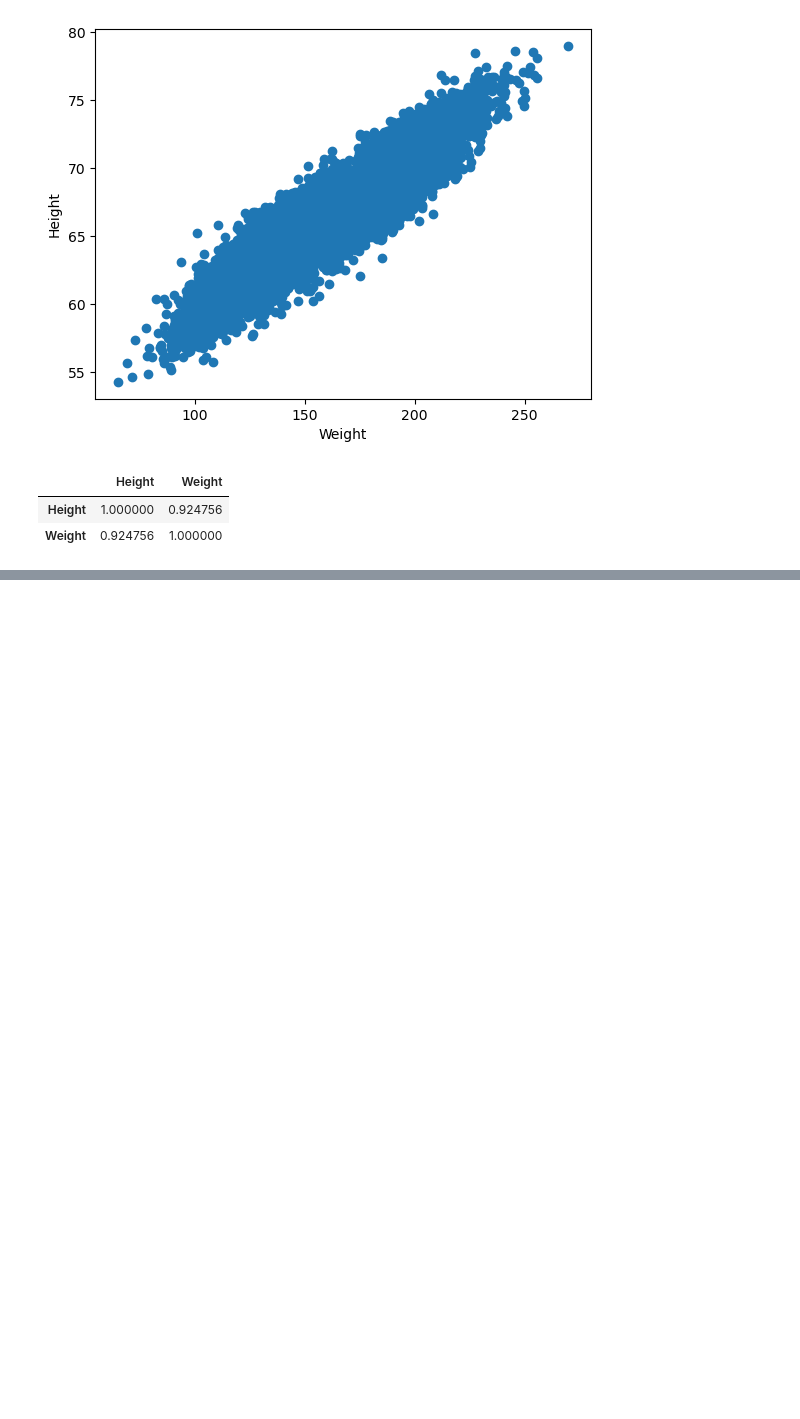
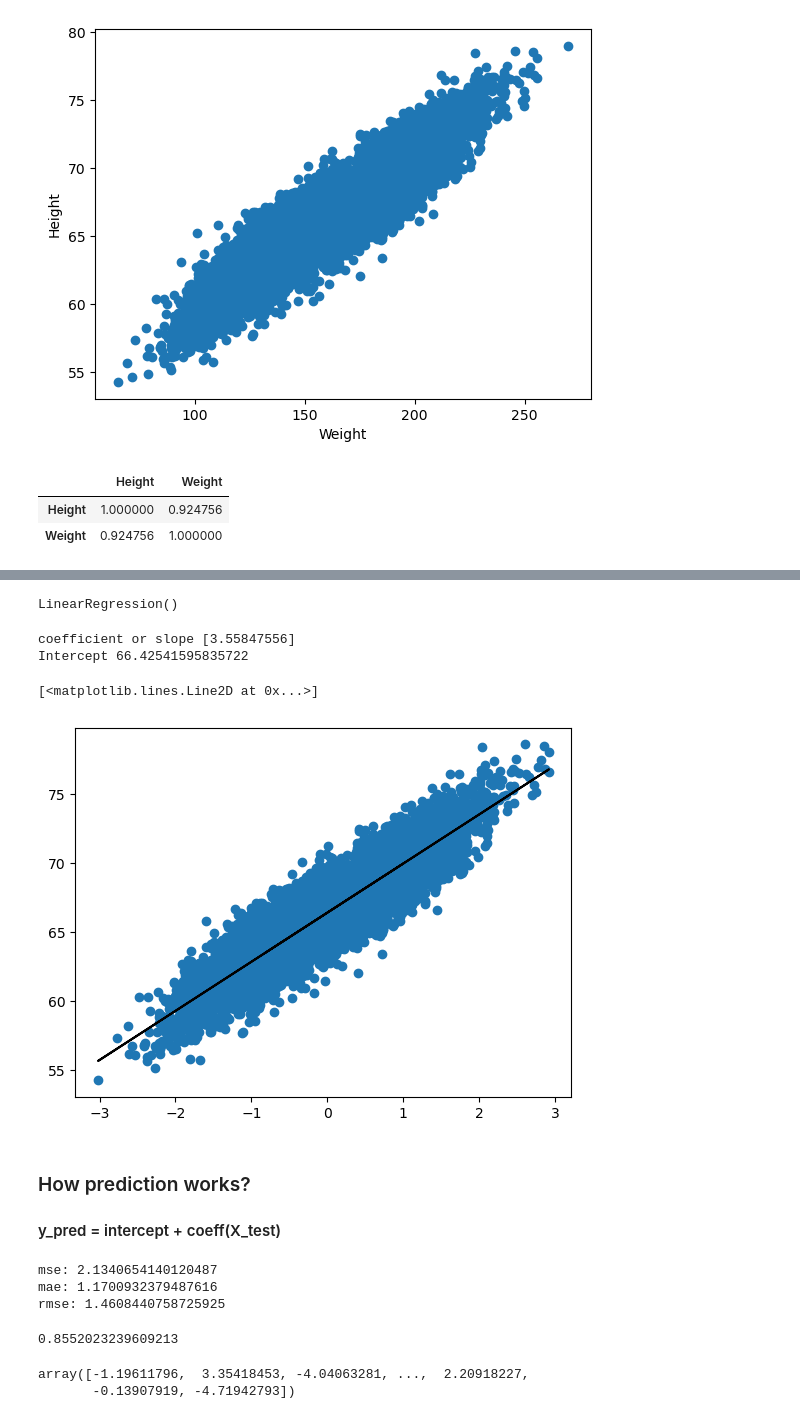
Before and after one commit to Abishek0710/Complete-Data-Science, a Jupyter notebook: Practicals/SimpleLinearRegressionPractical.ipynb, the cells around one changed output, grey strips where cells are left out. Drawn from its saved outputs; the diff is of its cells as text; code cells hidden in the pictures; blank space fills up the shorter version.

Commit message:
Simple linear regression

```diff
--- a/SimpleLinearRegressionPractical.ipynb
+++ b/Practicals/SimpleLinearRegressionPractical.ipynb
@@ -66,0 +93,5 @@ sns.pairplot(df)
+# %%
+# train test split
+
+from sklearn.model_selection import train_test_split
+X_train,X_test,y_train,y_test = train_test_split(X,y,test_size=0.25,random_state=35) # random_state puts random data for training and testing
@@ -66,0 +106,7 @@ sns.pairplot(df)
+# %%
+# standardizing X and Y
+from sklearn.preprocessing import StandardScaler
+
+scaler = StandardScaler()
+
+X_train = scaler.fit_transform(X_train)
@@ -66,0 +135,23 @@ sns.pairplot(df)
+# %%
+# Applying linear regression
+from sklearn.linear_model import LinearRegression
+regression  = LinearRegression()
+# %%
+regression.fit(X_train,y_train)
+# %% [output]
+LinearRegression()
+# %%
+print('coefficient or slope',regression.coef_) # unit movement in y axis for 1 unit movement in x axis
+print('Intercept',regression.intercept_)  # where line meeting at y axis
+# %% [output]
+coefficient or slope [3.55847556]
+Intercept 66.42541595835722
+# %%
+plt.scatter(X_train,y_train)
+plt.plot(X_train,regression.predict(X_train),color='k')
+# %% [output]
+[<matplotlib.lines.Line2D at 0x...>]
+[figure, added]
+# %% [markdown]
+### How prediction works?
+#### y_pred = intercept + coeff(X_test)
@@ -66,0 +160,21 @@ sns.pairplot(df)
+# %%
+#Performance metrics
+from sklearn.metrics import mean_squared_error,mean_absolute_error
+
+mse = mean_squared_error(y_test,y_pred)
+mae = mean_absolute_error(y_test,y_pred)
+rmse = np.sqrt(mse)
+
+print('mse:',mse)
+print('mae:',mae)
+print('rmse:',rmse)
+# %% [output]
+mse: 2.1340654140120487
+mae: 1.1700932379487616
+rmse: 1.4608440758725925
+# %%
+from sklearn.metrics import r2_score
+r2 = r2_score(y_test,y_pred)
+r2
+# %% [output]
+0.8552023239609213
@@ -66,0 +187,6 @@ sns.pairplot(df)
+# %%
+prediction  = model.predict(X_test)
+prediction
+# %% [output]
+array([-1.19611796,  3.35418453, -4.04063281, ...,  2.20918227,
+       -0.13907919, -4.71942793])
```
Also changed, not shown: parts of 17 cells of this notebook, 2 other files.
